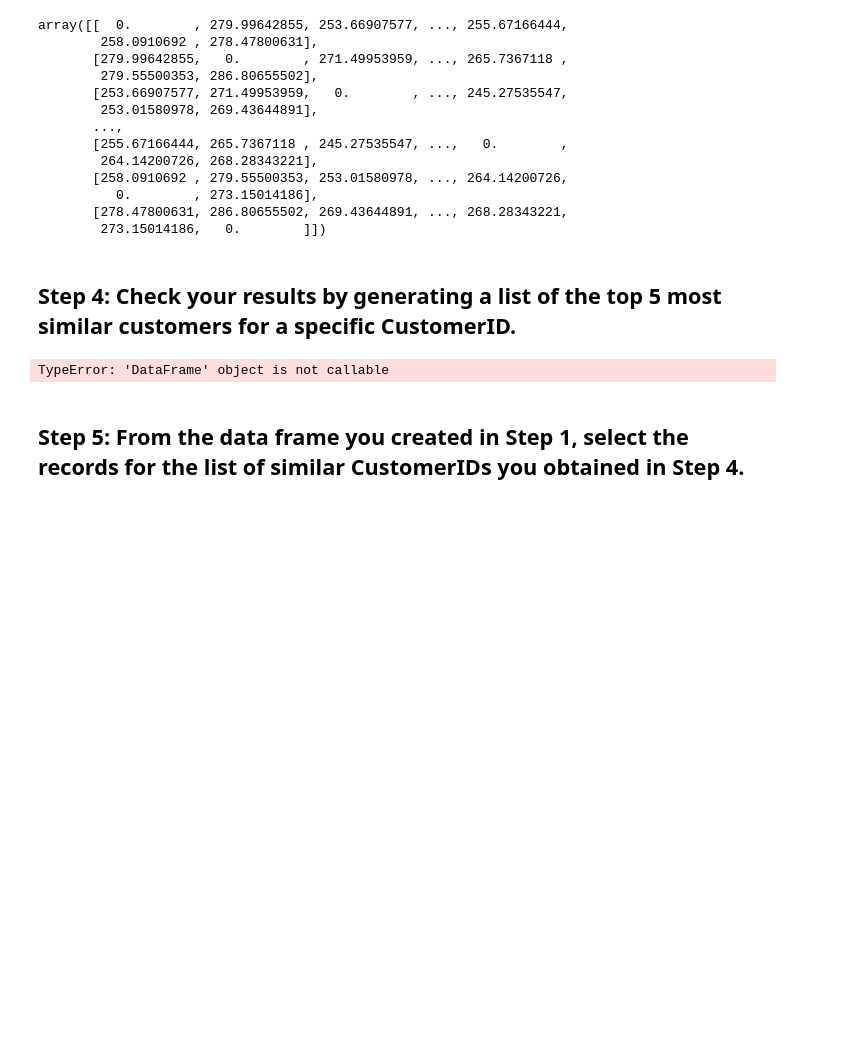
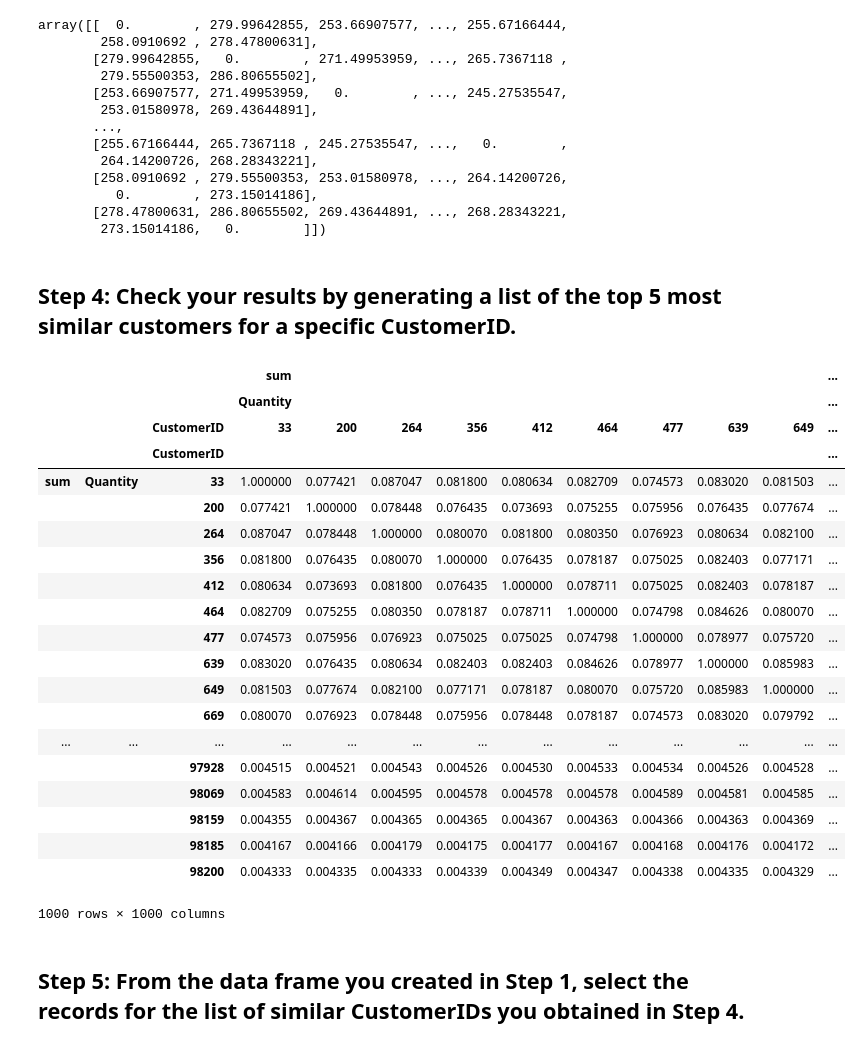
Before and after one commit to JavierLuna/data-labs, a Jupyter notebook: module-2/lab-intro-recommender-systems/your-code/main.ipynb, the cells around one changed output. Saved outputs shown, nothing was run; the diff lists cells and outputs as text; code cells hidden in the pictures; blank space fills up the shorter version.

```diff
--- a/module-2/lab-intro-recommender-systems/your-code/main.ipynb
+++ b/module-2/lab-intro-recommender-systems/your-code/main.ipynb
@@ -81,10 +81,32 @@ array([[  0.        , 279.99642855, 253.66907577, ..., 255.67166444,
 # %%
 distances = pd.DataFrame(1/(1+squareform(pdist(table.T,'euclidean'))),
                          index=table.columns, columns=table.columns)
 
-lista = list(distances(33).sort_values(ascending=False).index)[:5]
+"""top5 = list(distances[33].sort_values(ascending=False).index)[:5]"""
+
+distances
 # %% [output]
+|  |  |  | sum |  |  |  |  |  |  |  |  | ... |
+|  |  |  | Quantity |  |  |  |  |  |  |  |  | ... |
+|  |  | CustomerID | 33 | 200 | 264 | 356 | 412 | 464 | 477 | 639 | 649 | ... |
+|  |  | CustomerID |  |  |  |  |  |  |  |  |  | ... |
+| sum | Quantity | 33 | 1.000000 | 0.077421 | 0.087047 | 0.081800 | 0.080634 | 0.082709 | 0.074573 | 0.083020 | 0.081503 | ... |
+|  |  | 200 | 0.077421 | 1.000000 | 0.078448 | 0.076435 | 0.073693 | 0.075255 | 0.075956 | 0.076435 | 0.077674 | ... |
+|  |  | 264 | 0.087047 | 0.078448 | 1.000000 | 0.080070 | 0.081800 | 0.080350 | 0.076923 | 0.080634 | 0.082100 | ... |
+|  |  | 356 | 0.081800 | 0.076435 | 0.080070 | 1.000000 | 0.076435 | 0.078187 | 0.075025 | 0.082403 | 0.077171 | ... |
+|  |  | 412 | 0.080634 | 0.073693 | 0.081800 | 0.076435 | 1.000000 | 0.078711 | 0.075025 | 0.082403 | 0.078187 | ... |
+|  |  | 464 | 0.082709 | 0.075255 | 0.080350 | 0.078187 | 0.078711 | 1.000000 | 0.074798 | 0.084626 | 0.080070 | ... |
+|  |  | 477 | 0.074573 | 0.075956 | 0.076923 | 0.075025 | 0.075025 | 0.074798 | 1.000000 | 0.078977 | 0.075720 | ... |
+|  |  | 639 | 0.083020 | 0.076435 | 0.080634 | 0.082403 | 0.082403 | 0.084626 | 0.078977 | 1.000000 | 0.085983 | ... |
+|  |  | 649 | 0.081503 | 0.077674 | 0.082100 | 0.077171 | 0.078187 | 0.080070 | 0.075720 | 0.085983 | 1.000000 | ... |
+|  |  | 669 | 0.080070 | 0.076923 | 0.078448 | 0.075956 | 0.078448 | 0.078187 | 0.074573 | 0.083020 | 0.079792 | ... |
+| ... | ... | ... | ... | ... | ... | ... | ... | ... | ... | ... | ... | ... |
+|  |  | 97928 | 0.004515 | 0.004521 | 0.004543 | 0.004526 | 0.004530 | 0.004533 | 0.004534 | 0.004526 | 0.004528 | ... |
+|  |  | 98069 | 0.004583 | 0.004614 | 0.004595 | 0.004578 | 0.004578 | 0.004578 | 0.004589 | 0.004581 | 0.004585 | ... |
+|  |  | 98159 | 0.004355 | 0.004367 | 0.004365 | 0.004365 | 0.004367 | 0.004363 | 0.004366 | 0.004363 | 0.004369 | ... |
+|  |  | 98185 | 0.004167 | 0.004166 | 0.004179 | 0.004175 | 0.004177 | 0.004167 | 0.004168 | 0.004176 | 0.004172 | ... |
+|  |  | 98200 | 0.004333 | 0.004335 | 0.004333 | 0.004339 | 0.004349 | 0.004347 | 0.004338 | 0.004335 | 0.004329 | ... |
-TypeError: 'DataFrame' object is not callable
+1000 rows × 1000 columns
 # %% [markdown]
 ## Step 5: From the data frame you created in Step 1, select the records for the list of similar CustomerIDs you obtained in Step 4.
 # %% [markdown]
```
Also changed, not shown: parts of 1 cell of this notebook.
